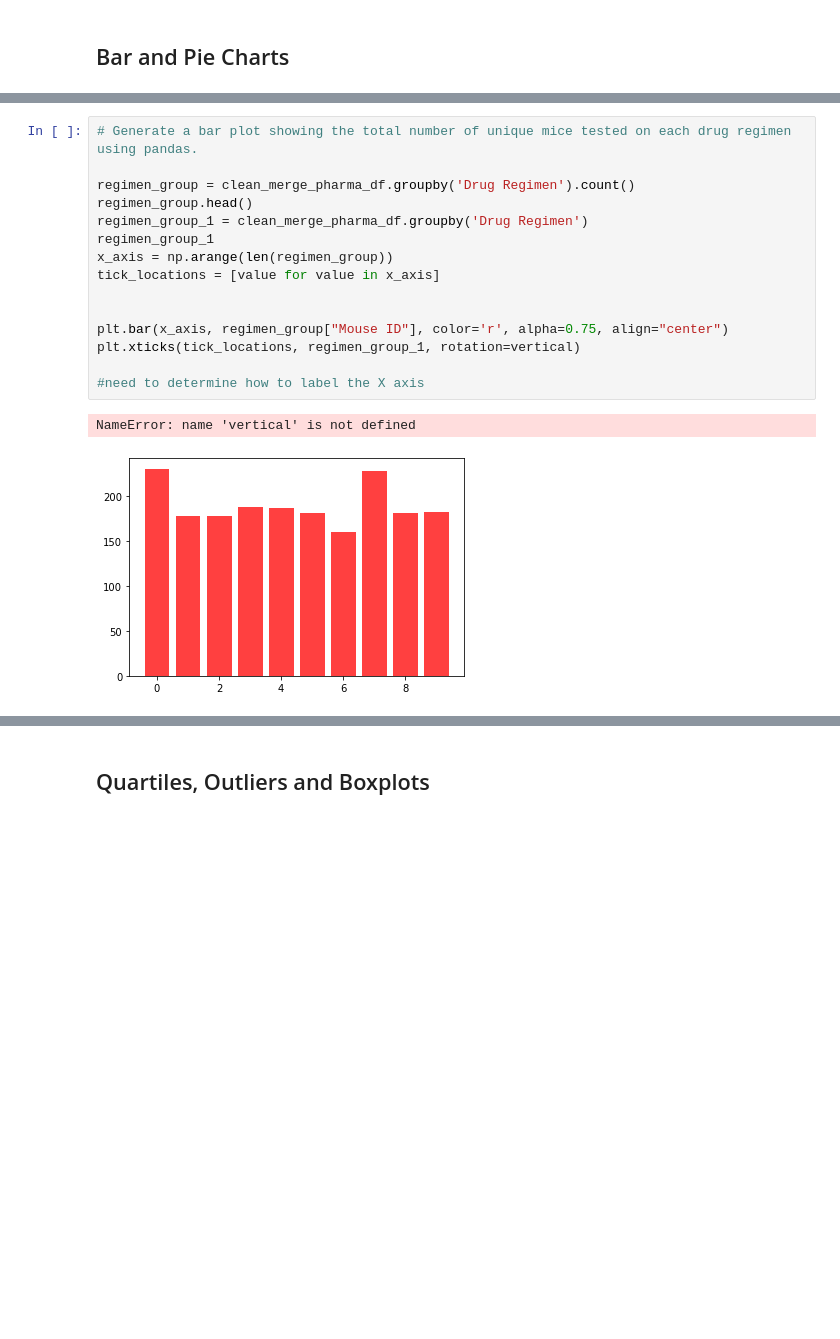
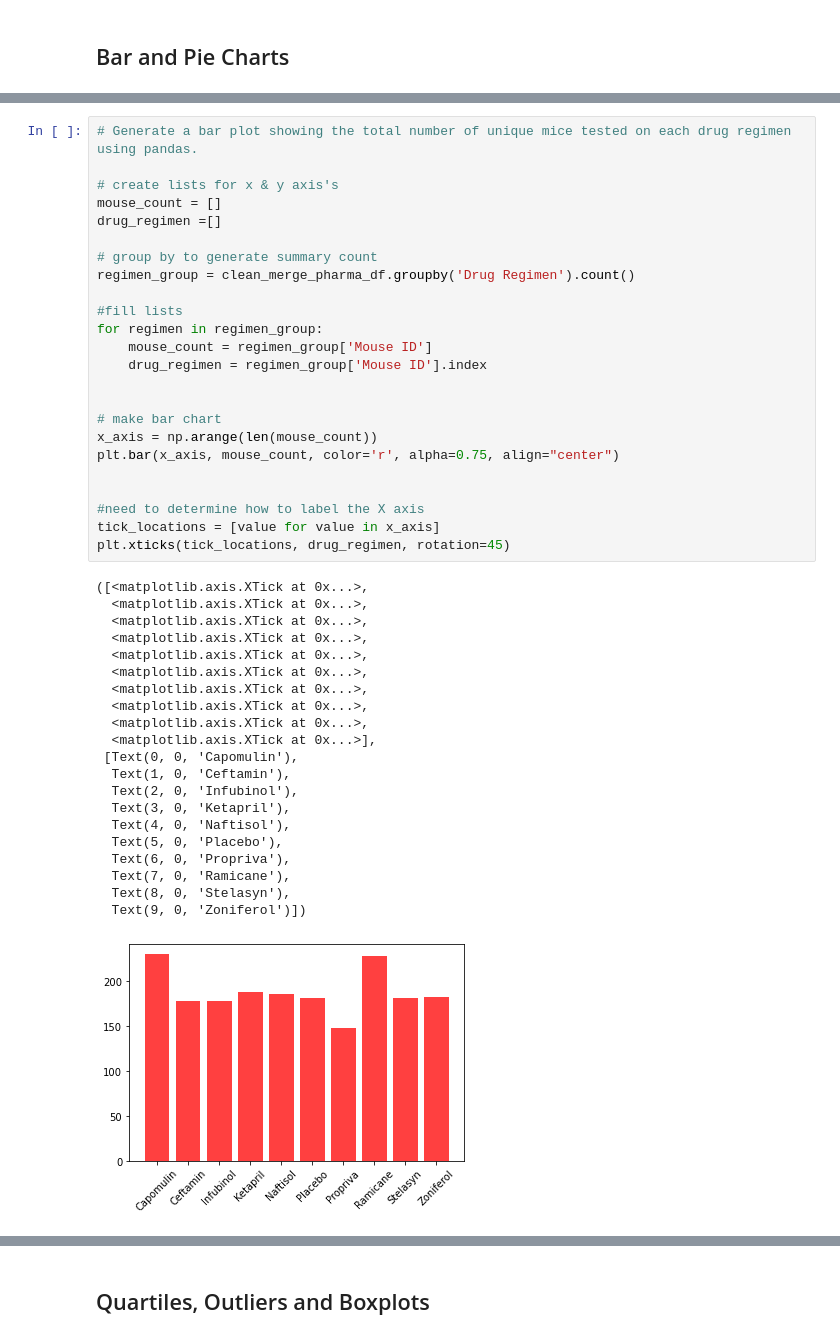
Before and after one commit to SamHoney71/Matplotlib-challenge, a Jupyter notebook: Pymaceuticals/pymaceuticals_starter-Jeter.ipynb, the cells around one changed output, grey strips where cells are left out. Drawn from its saved outputs; the diff is of its cells as text; blank space fills up the shorter version.

Commit message:
Second Bar chart works

```diff
--- a/Pymaceuticals/pymaceuticals_starter-Jeter.ipynb
+++ b/Pymaceuticals/pymaceuticals_starter-Jeter.ipynb
@@ -252,21 +260,49 @@ plt.show()
 # %%
 # Generate a bar plot showing the total number of unique mice tested on each drug regimen using pandas.
 
+# create lists for x & y axis's
+mouse_count = []
+drug_regimen =[]
+
+# group by to generate summary count
 regimen_group = clean_merge_pharma_df.groupby('Drug Regimen').count()
-regimen_group.head()
-regimen_group_1 = clean_merge_pharma_df.groupby('Drug Regimen')
-regimen_group_1
-x_axis = np.arange(len(regimen_group))
-tick_locations = [value for value in x_axis]
+
+#fill lists
+for regimen in regimen_group:
+    mouse_count = regimen_group['Mouse ID']
+    drug_regimen = regimen_group['Mouse ID'].index
 
 
-plt.bar(x_axis, regimen_group["Mouse ID"], color='r', alpha=0.75, align="center")
-plt.xticks(tick_locations, regimen_group_1, rotation=vertical)
+# make bar chart
+x_axis = np.arange(len(mouse_count))
+plt.bar(x_axis, mouse_count, color='r', alpha=0.75, align="center")
+
 
 #need to determine how to label the X axis
+tick_locations = [value for value in x_axis]
+plt.xticks(tick_locations, drug_regimen, rotation=45)
 # %% [output]
-NameError: name 'vertical' is not defined
+([<matplotlib.axis.XTick at 0x...>,
+  <matplotlib.axis.XTick at 0x...>,
+  <matplotlib.axis.XTick at 0x...>,
+  <matplotlib.axis.XTick at 0x...>,
+  <matplotlib.axis.XTick at 0x...>,
+  <matplotlib.axis.XTick at 0x...>,
+  <matplotlib.axis.XTick at 0x...>,
+  <matplotlib.axis.XTick at 0x...>,
+  <matplotlib.axis.XTick at 0x...>,
+  <matplotlib.axis.XTick at 0x...>],
+ [Text(0, 0, 'Capomulin'),
+  Text(1, 0, 'Ceftamin'),
+  Text(2, 0, 'Infubinol'),
+  Text(3, 0, 'Ketapril'),
+  Text(4, 0, 'Naftisol'),
+  Text(5, 0, 'Placebo'),
+  Text(6, 0, 'Propriva'),
+  Text(7, 0, 'Ramicane'),
+  Text(8, 0, 'Stelasyn'),
+  Text(9, 0, 'Zoniferol')])
-[figure, old version]
+[figure, new version]
 # %%
 # Generate a pie plot showing the distribution of female versus male mice using pandas
 # Labels for the sections of our pie chart
```
Also changed, not shown: parts of 7 cells of this notebook, 1 other file.
